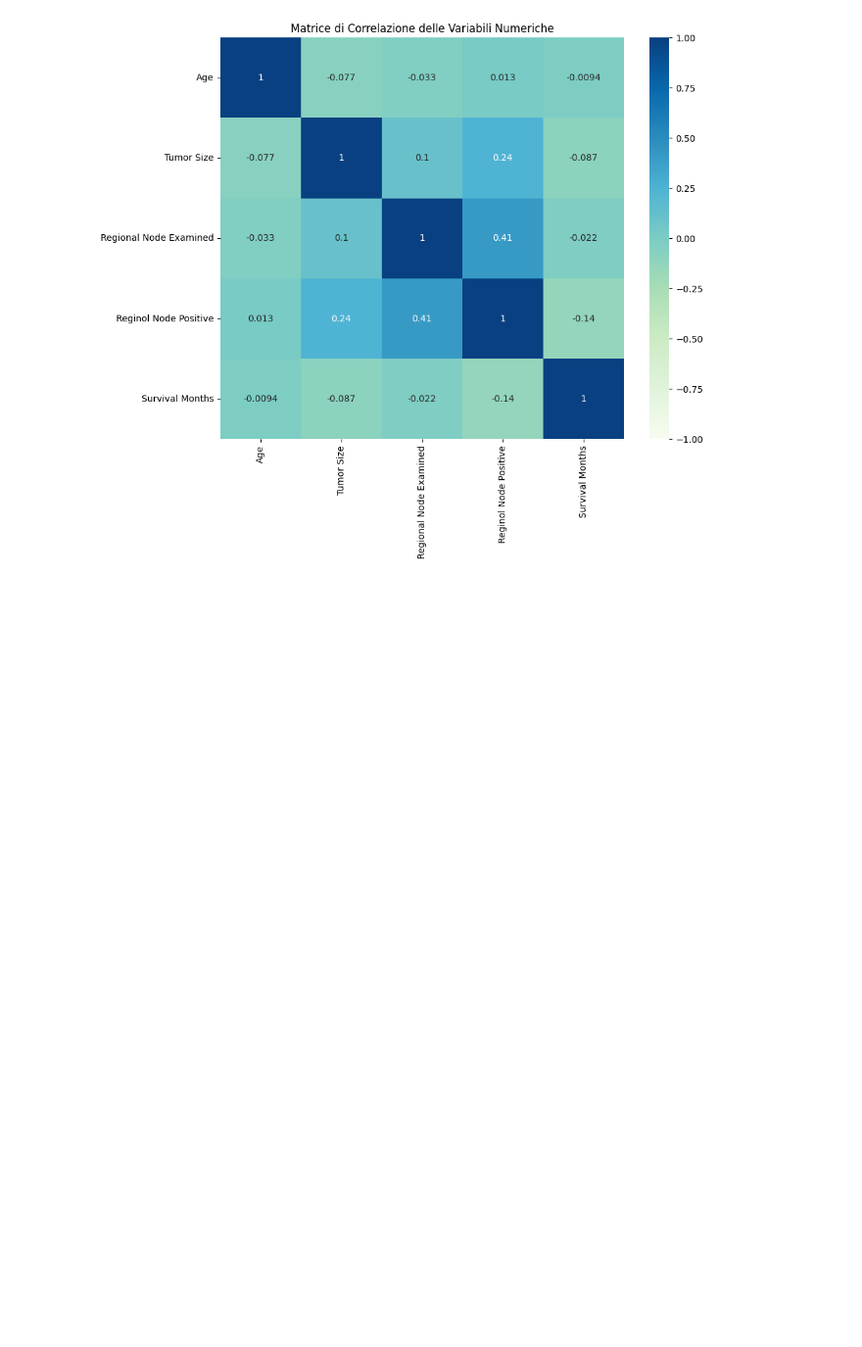
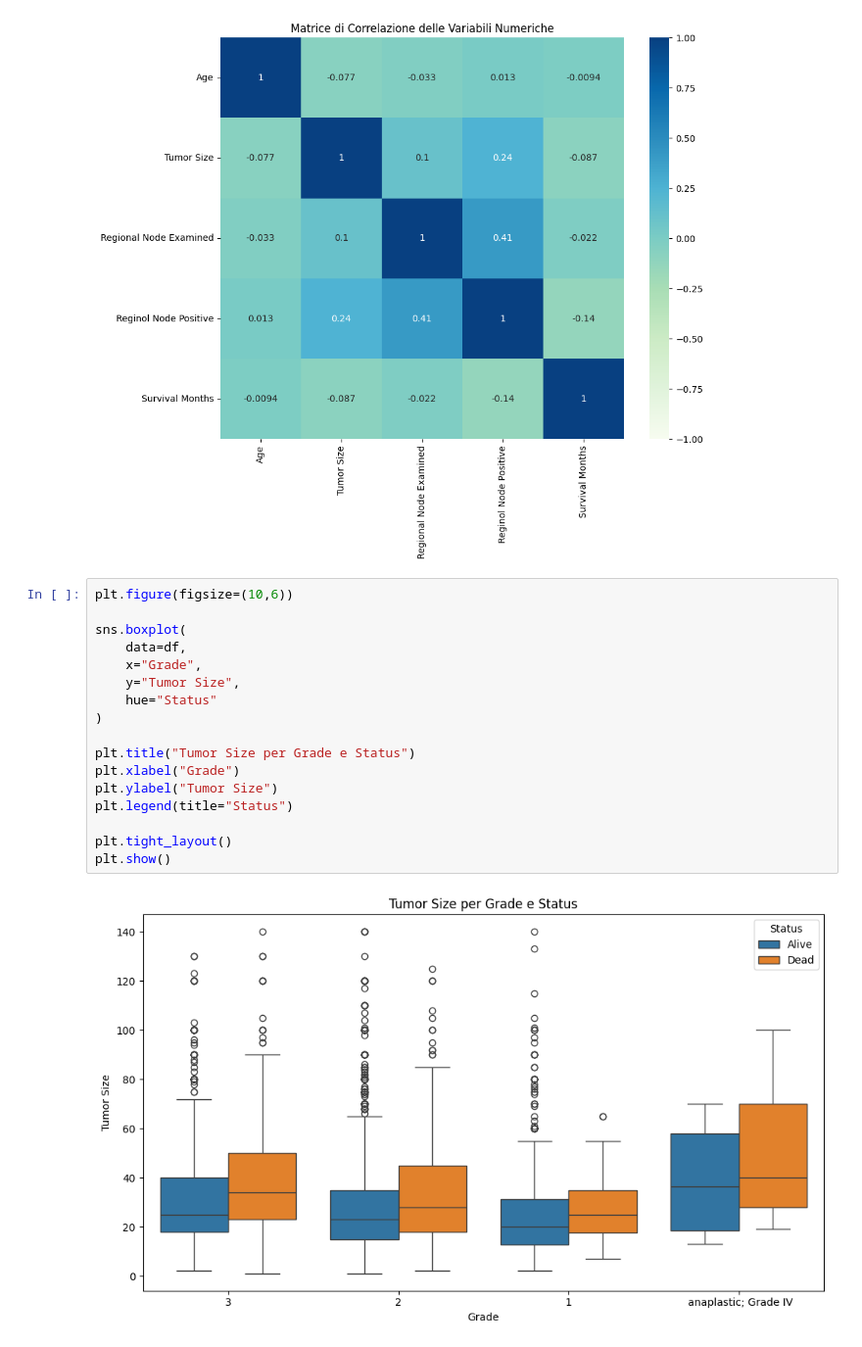
Before and after one commit to andreeriga/Scientific-Visualization-Magistrale, a Jupyter notebook: notebooks/breast.ipynb, the cells around one changed output. Shown at 98% size. Saved outputs shown, nothing was run; the diff lists cells and outputs as text; blank space fills up the shorter version.

Commit message:
added graph breast

```diff
--- a/notebooks/breast.ipynb
+++ b/notebooks/breast.ipynb
@@ -112,3 +112,22 @@ plt.title("Matrice di Correlazione delle Variabili Numeriche")
 plt.show()
 # %% [output]
 [figure]
+# %%
+plt.figure(figsize=(10,6))
+
+sns.boxplot(
+    data=df,
+    x="Grade",
+    y="Tumor Size",
+    hue="Status"
+)
+
+plt.title("Tumor Size per Grade e Status")
+plt.xlabel("Grade")
+plt.ylabel("Tumor Size")
+plt.legend(title="Status")
+
+plt.tight_layout()
+plt.show()
+# %% [output]
+[figure, added]
```
Also changed, not shown: parts of 1 cell of this notebook.
